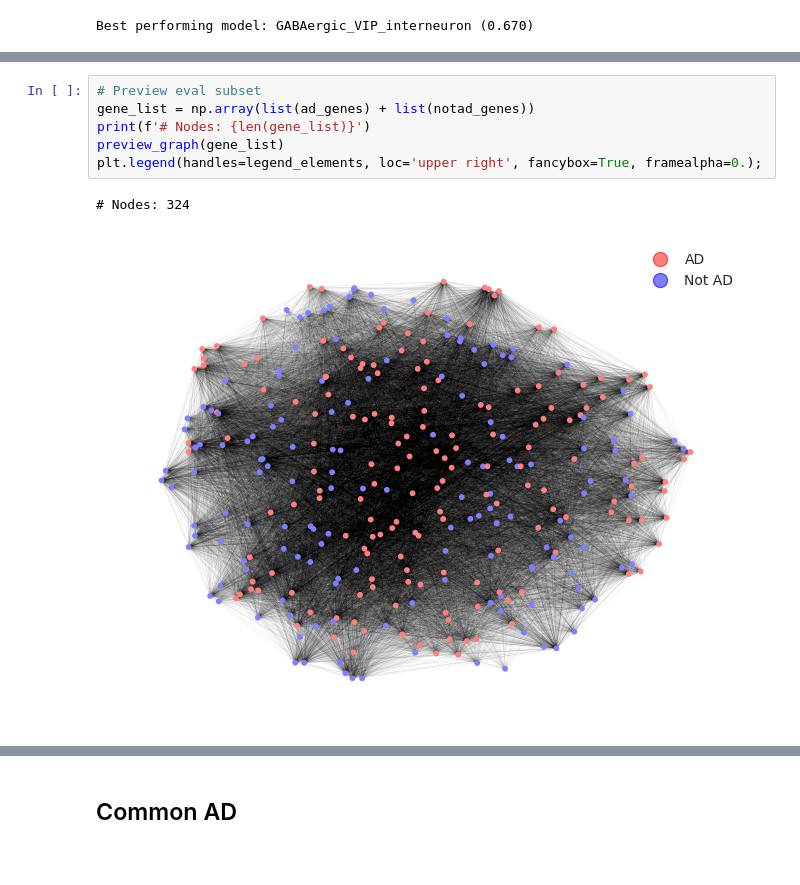
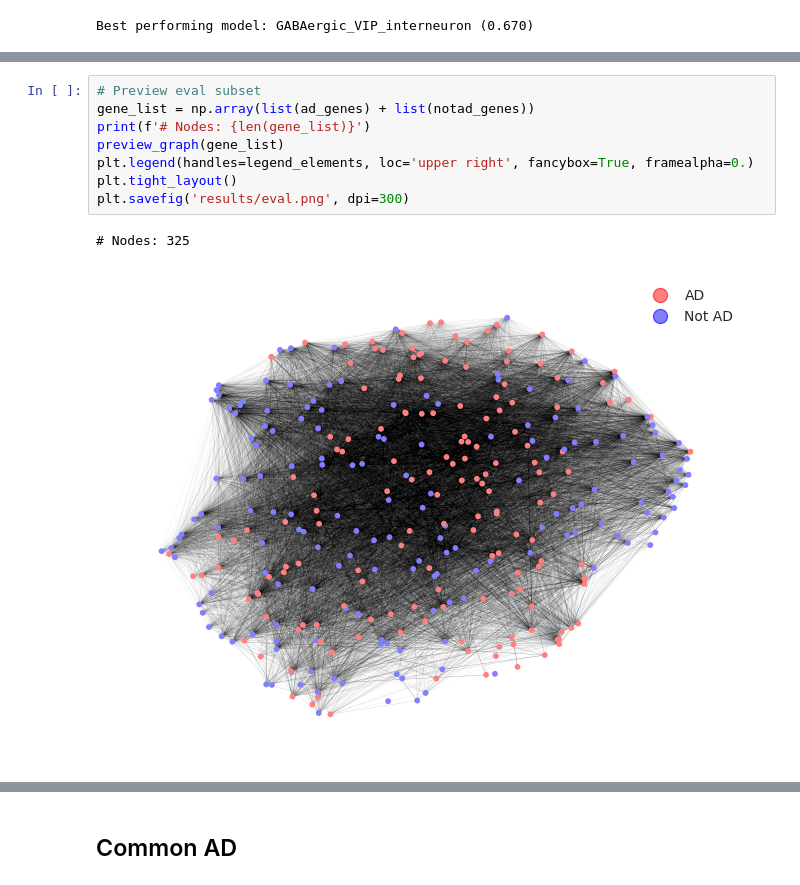
Before and after one commit to Oafish1/GNN-Plus, a Jupyter notebook: GNN.ipynb, the cells around one changed output, grey strips where cells are left out. Cells and saved outputs as stored; diff of their text form.

```diff
--- a/GNN.ipynb
+++ b/GNN.ipynb
@@ -381,12 +383,14 @@ notad_genes = np.loadtxt(results_dir + 'notAD.txt', dtype=str)
 # %%
 # Preview eval subset
 gene_list = np.array(list(ad_genes) + list(notad_genes))
 print(f'# Nodes: {len(gene_list)}')
 preview_graph(gene_list)
-plt.legend(handles=legend_elements, loc='upper right', fancybox=True, framealpha=0.);
+plt.legend(handles=legend_elements, loc='upper right', fancybox=True, framealpha=0.)
+plt.tight_layout()
+plt.savefig('results/eval.png', dpi=300)
 # %% [output]
-# Nodes: 324
+# Nodes: 325
-[figure, old version]
+[figure, new version]
 # %%
 # Preview AD predicted
 gene_list = ad_genes
```
Also changed, not shown: parts of 4 cells of this notebook, 4 other files.
